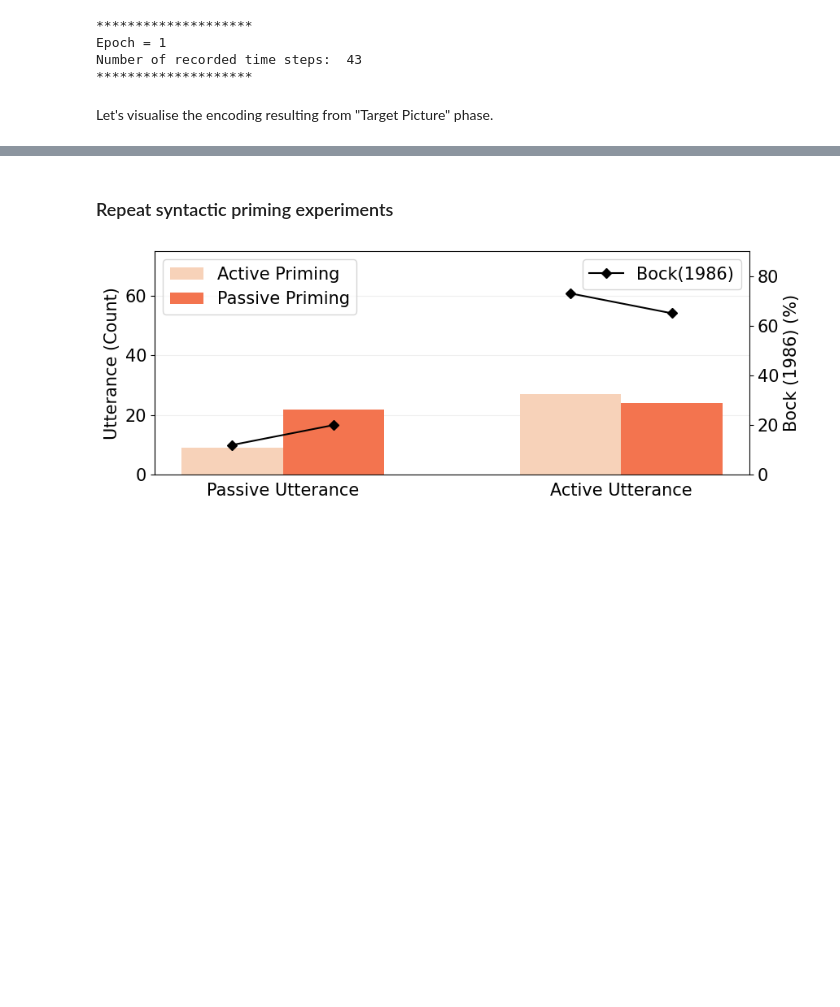
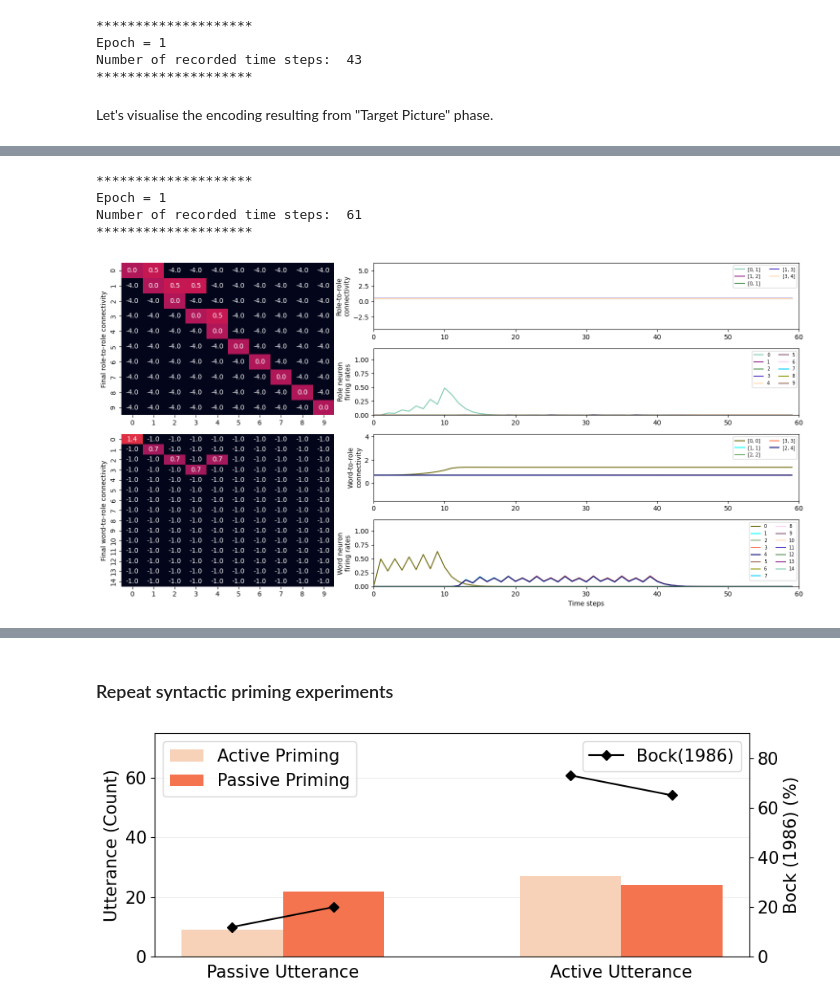
Before and after one commit to linsun2020/Syntactic_WM, a Jupyter notebook: Bock experiment.ipynb, the cells around one changed output, grey strips where cells are left out. Saved outputs shown, nothing was run; the diff lists cells and outputs as text; code cells hidden in the pictures; blank space fills up the shorter version.

```diff
--- a/Bock experiment.ipynb
+++ b/Bock experiment.ipynb
@@ -270,0 +271,71 @@ The final recall output is:
+# %%
+# long-term encodings
+LT_wc_knowledge = [[0,0], # the
+                   [1,1], # dogs
+                   [2,2], # eat
+                   [3,3], # were
+                   [2,4] # eat-ing
+                  ]
+LT_cc_knowledge = [[0,1,2], #art -> noun -> active verb
+                   [0,1,3,4]] #art -> noun -> aux -> participle
+
+morph_nodes = [2,3,4] # 3 as aux identifier, 4 is -ing
+
+lambda_cc = 50
+lambda_cf = 1
+# %%
+seed_ = 0 # setting default random seed
+np.random.seed(seed_)
+random.seed(seed_)
+
+auto_gramm = True
+
+# building the sentence
+sentence = []
+for n in range(head): sentence.append(cjn.in_in())
+for n in range(num_steps): sentence.append(cjn.in_in(word=0))
+for n in range(30): sentence.append([cjn.in_in(word=1),cjn.in_in(word=3,morpheme=3),cjn.in_in(word=4,morpheme=4)])
+# for n in range(30): sentence.append([cjn.in_in(word=1),cjn.in_in(word=2,morpheme=2)])
+for n in range(tail): sentence.append(cjn.in_in())
+
+## initialising the working memory model
+WM_ori = cjn.feature_layer(n_role_neurons = n_role_neurons,
+                       cc_connectivity_factor = gamma,
+                       activation_decay = beta,
+                       LR_c = lambda_cc,
+                       LR_w = lambda_cf,
+                       cc_max_connection = epsilon_cc,
+                       cf_max_connection = epsilon_cf,
+                       n_word_neurons = n_word_neurons,
+                       time_factor = tau,
+                       LT_wc_knowledge = LT_wc_knowledge,
+                       cc_learnt_weight = k_L_cc - k_cc,
+                       cf_learnt_weight = k_L_cf - k_cf,
+                       input_node_connectivity = W_ff,
+                       LT_cc_knowledge = LT_cc_knowledge,
+                       cc_floor_weight = -k_cc,
+                       cf_floor_weight = -k_cf,
+                       unified_noise = unified_noise,
+                       cc_noise = cc_noise,
+                       wc_noise = wc_noise,
+                       cf_conj_factor = h,
+                       mc_connectivity_factor = W_mc,
+                       mm_connectivity_factor = W_mm,
+                       morph_nodes = morph_nodes,
+                       closed_class_learnt_weight = k_L_cf_closed_class - k_cf,
+                       closed_class_word_roles = closed_class_word_roles,
+                       auto_gramm = auto_gramm
+                      )
+
+
+# running the encoding phase
+role_neuron_dict, cc_connection_dict, word_neuron_dict, cf_connection_dict, WM_ori, cc_conn_hx, c_act_hx, cf_conn_hx, f_act_hx, cc_long_weights_hx, wc_long_weights_hx, morph_act_hx, wm_conn_hx = cjn.run_model(model=WM_ori, time_steps=len(sentence)*no_periods, sentence=sentence)
+# %% [output]
+********************
+Epoch = 1
+Number of recorded time steps:  61
+********************
+# %%
+cjn.plot_results(sentence, epsilon_cc+k_L_cc, -k_cc, epsilon_cf+k_L_cf, -k_cf, LT_cc_knowledge, LT_wc_knowledge, cc_conn_hx, cf_conn_hx, c_act_hx, f_act_hx,no_periods=no_periods)
+# %% [output]
+[figure, added]
```
Also changed, not shown: parts of 6 cells of this notebook, 3 other files.
